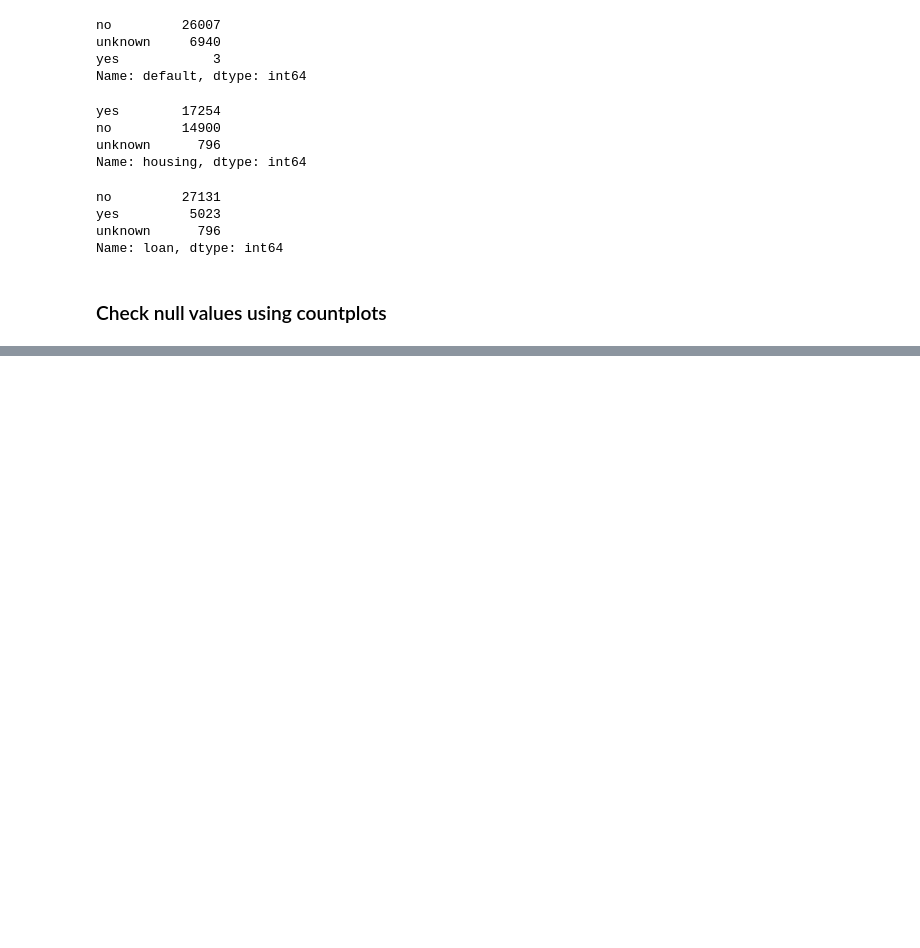
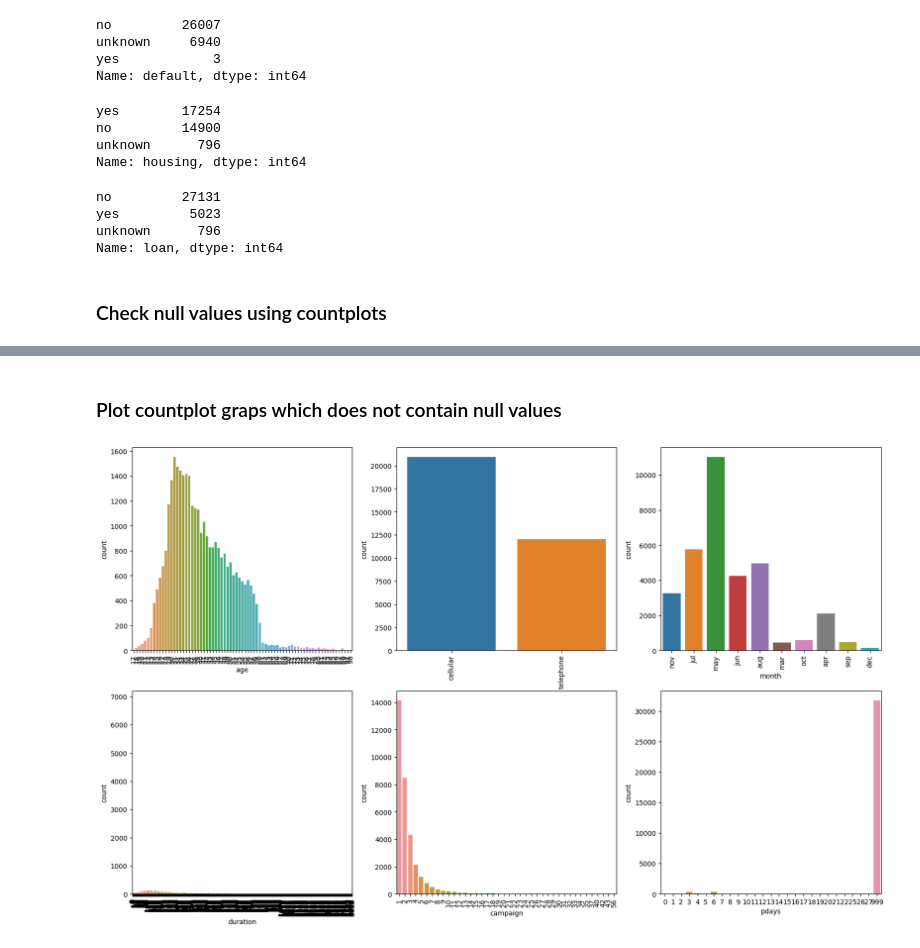
Before and after one commit to hslee0824/banking_data, a Jupyter notebook: main.ipynb, the cells around one changed output, grey strips where cells are left out. Cells and saved outputs as stored; diff of their text form; code cells hidden in the pictures; blank space fills up the shorter version.

```diff
--- a/main.ipynb
+++ b/main.ipynb
@@ -175,0 +169,35 @@ plt.show()
+# %% [markdown]
+### Plot countplot graps which does not contain null values
+# %%
+plt.figure(figsize=(20, 12))
+
+plt.subplot(2,3,1)
+sns.countplot(x=train['age'])
+plt.xticks(rotation=90)
+
+plt.subplot(2,3,2)
+sns.countplot(x=train['contact'])
+plt.xticks(rotation=90)
+
+plt.subplot(2,3,3)
+sns.countplot(x=train['month'])
+plt.xticks(rotation=90)
+
+plt.subplot(2,3,4)
+sns.countplot(x=train['day_of_week'])
+plt.xticks(rotation=90)
+
+plt.subplot(2,3,4)
+sns.countplot(x=train['duration'])
+plt.xticks(rotation=90)
+
+plt.subplot(2,3,5)
+sns.countplot(x=train['campaign'])
+plt.xticks(rotation=90)
+
+plt.subplot(2,3,6)
+sns.countplot(x=train['pdays'])
+
+plt.show()
+# %% [output]
+[figure, added]
```
Also changed, not shown: parts of 4 cells of this notebook.
